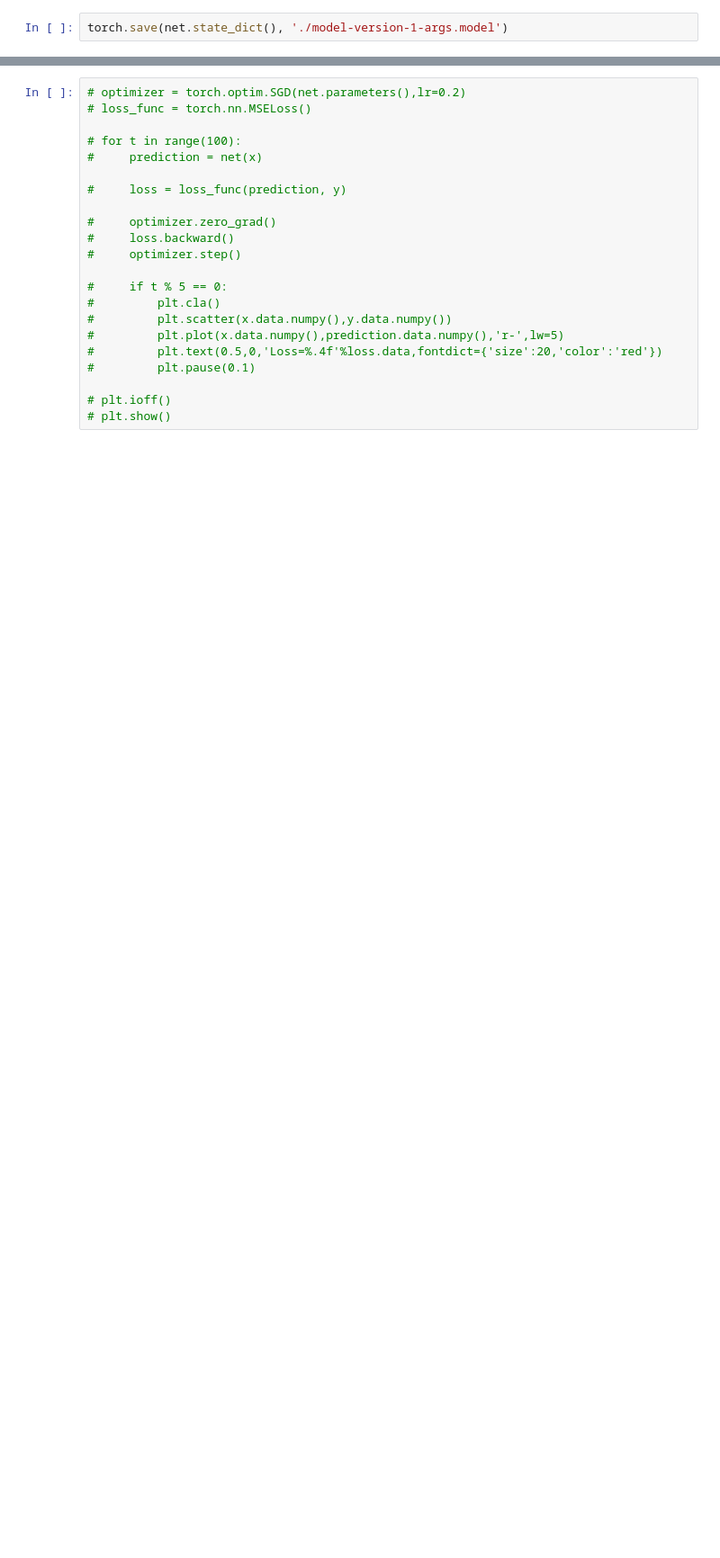
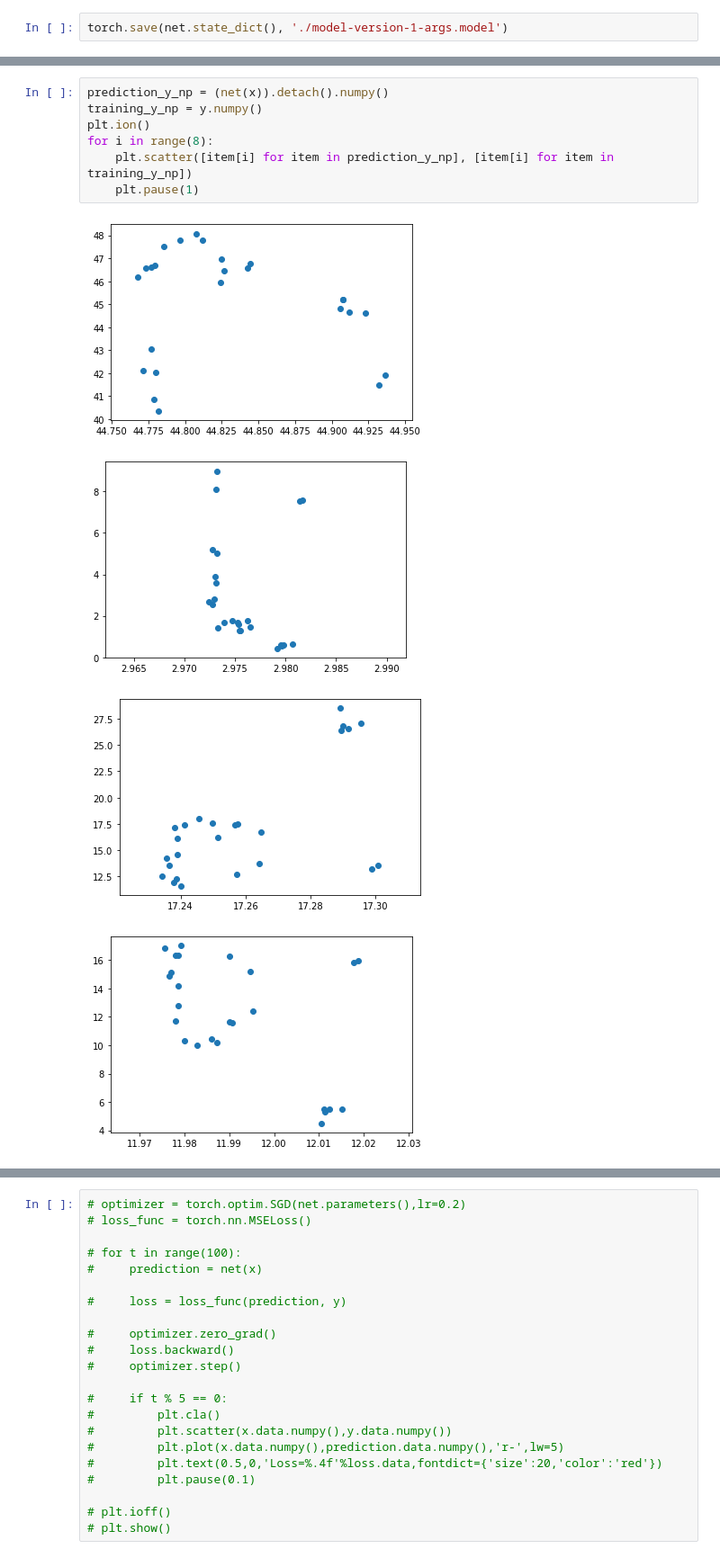
Before and after one commit to ShiZhuming/ChallengeCup, a Jupyter notebook: network/testnotebook.ipynb, the cells around one changed output, grey strips where cells are left out. Shown: that part at 90% size. Cells and saved outputs as stored; diff of their text form; blank space fills up the shorter version.

```diff
--- a/network/testnotebook.ipynb
+++ b/network/testnotebook.ipynb
@@ -176,3 +186,15 @@ print(y.numpy())
  [40.87   8.11  12.3   16.37   9.82  11.05   0.35   0.08 ]
  [42.12   5.21  14.22  14.86  10.54  11.17   0.41   0.11 ]
  [43.07   3.91  17.16  11.7   10.19  11.93   0.44   0.11 ]]
+# %%
+prediction_y_np = (net(x)).detach().numpy()
+training_y_np = y.numpy()
+plt.ion()
+for i in range(8):
+    plt.scatter([item[i] for item in prediction_y_np], [item[i] for item in training_y_np])
+    plt.pause(1)
+# %% [output]
+[figure, added]
+[figure, added]
+[figure, added]
+[figure, added]
```
Also changed, not shown: parts of 11 cells of this notebook.
